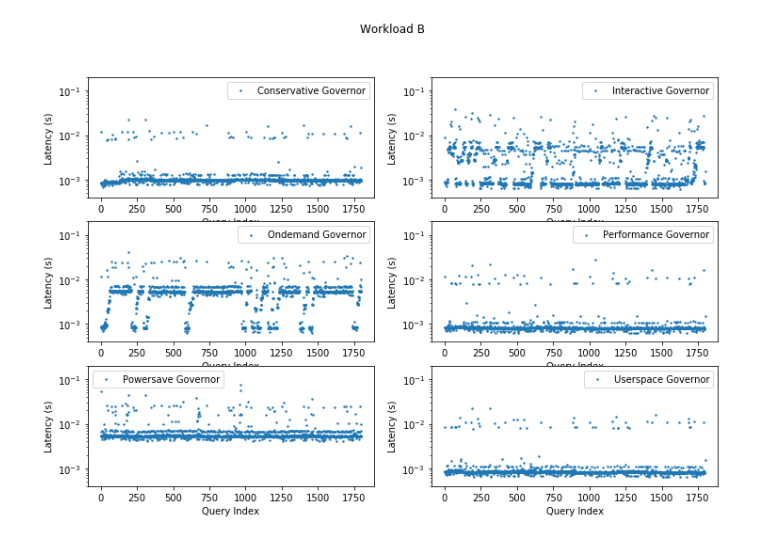
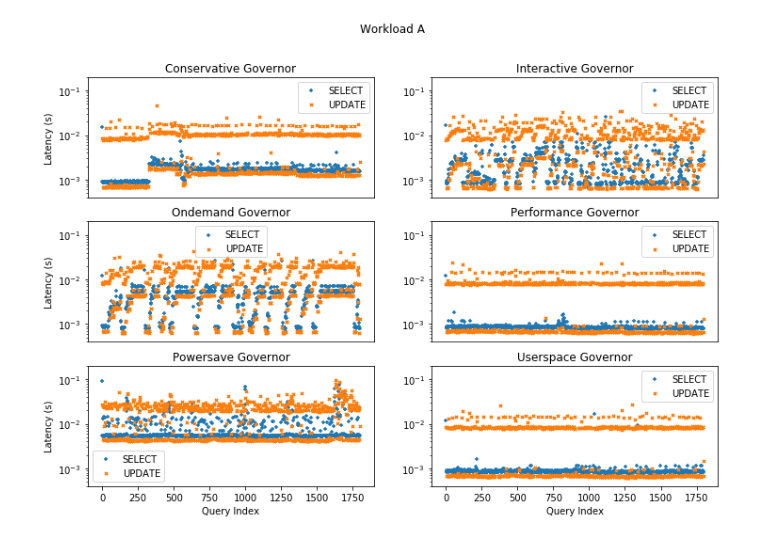
Before and after one commit to UBOdin/PocketBench, a Jupyter notebook: notebooks/Governor Timelines.ipynb, the cells around one changed output. Drawn from its saved outputs; the diff is of its cells as text; code cells hidden in the pictures.

```diff
--- a/notebooks/Governor Timelines.ipynb
+++ b/notebooks/Governor Timelines.ipynb
@@ -77,0 +128,15 @@ ax.scatter(
+# %%
+def reduce(arr):
+    result = {}
+    for k, v in arr:
+        if k not in result:
+            result[k] = []
+        result[k] += [v]
+    return result
+# %%
+def label_deltas(deltas, opsfile):
+    deltas = zip(load_ops(opsfile), deltas, range(0, len(deltas)))
+    return reduce([
+        (x[0][1], (x[2],x[1][1]))
+        for x in deltas
+    ])
@@ -109,3 +180,7 @@ plot_workload_deltas(A_log_deltas, "Workload A")
+# %%
+plot_workload_deltas(A_log_deltas, opsfiles[0], "Workload A", "workload_a_time_log_grid.pdf")
+# %% [output]
+[figure, added]
 # %%
 B_log_traces = [ (gov, load_log(
     "../governor_traces/with_delaytags/log_"+gov+"/YCSB_WorkloadB_TimingAsql.log.gz"
@@ -115,6 +190,3 @@ B_log_traces = [ (gov, load_log(
 ]
 # %%
 B_log_deltas = [compute_deltas(x[1]) for x in B_log_traces]
-plot_workload_deltas(B_log_deltas, "Workload B")
-# %% [output]
-[figure, removed]
```
Also changed, not shown: parts of 24 cells of this notebook, 6 other files.
